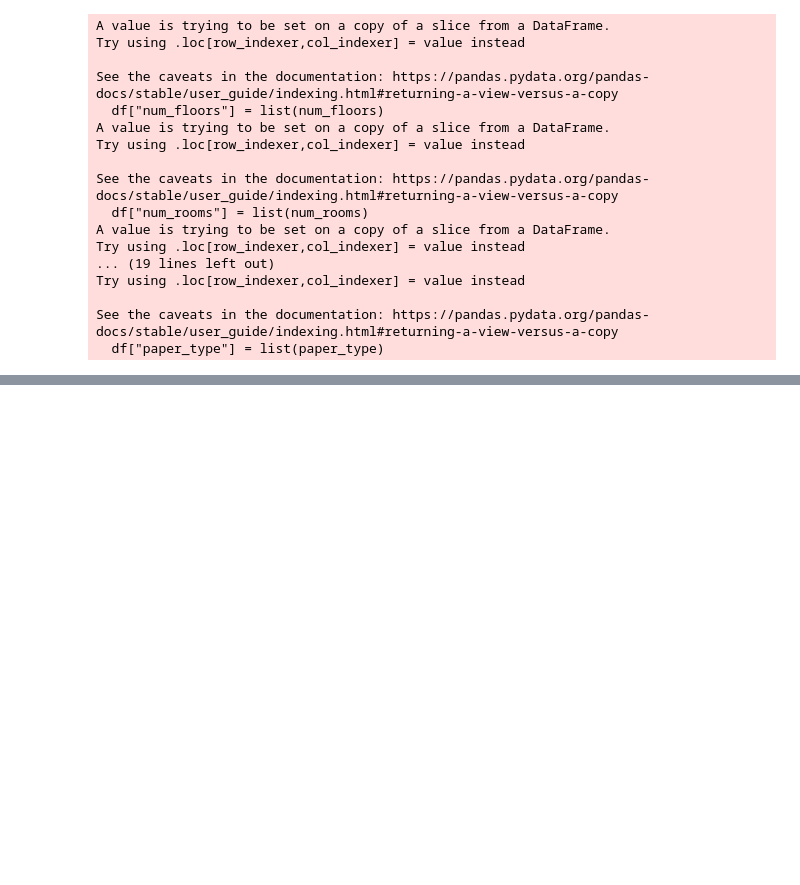
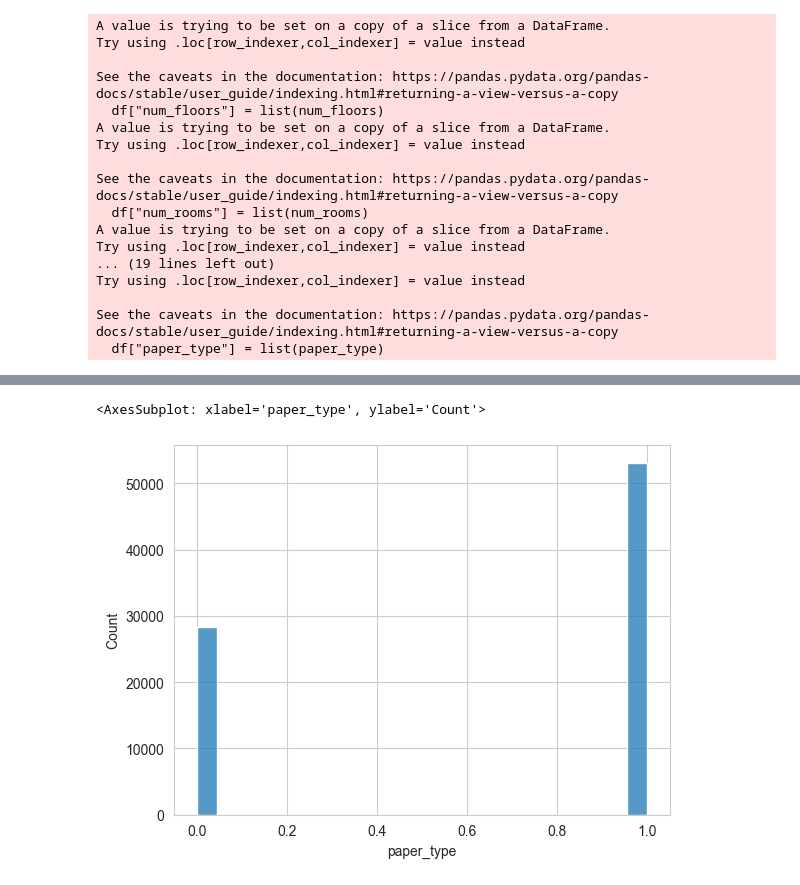
Before and after one commit to nnaaaa/VietNamHousing, a Jupyter notebook: src/data/exploration.ipynb, the cells around one changed output, grey strips where cells are left out. Saved outputs shown, nothing was run; the diff lists cells and outputs as text; code cells hidden in the pictures; blank space fills up the shorter version.

```diff
--- a/src/data/exploration.ipynb
+++ b/src/data/exploration.ipynb
@@ -213,0 +238,5 @@ df.to_csv("../../data/processed/VN_housing_dataset.csv", index=False)
+# %%
+sns.histplot(df['paper_type'])
+# %% [output]
+<AxesSubplot: xlabel='paper_type', ylabel='Count'>
+[figure, added]
```
Also changed, not shown: parts of 24 cells of this notebook, 1 other file.
